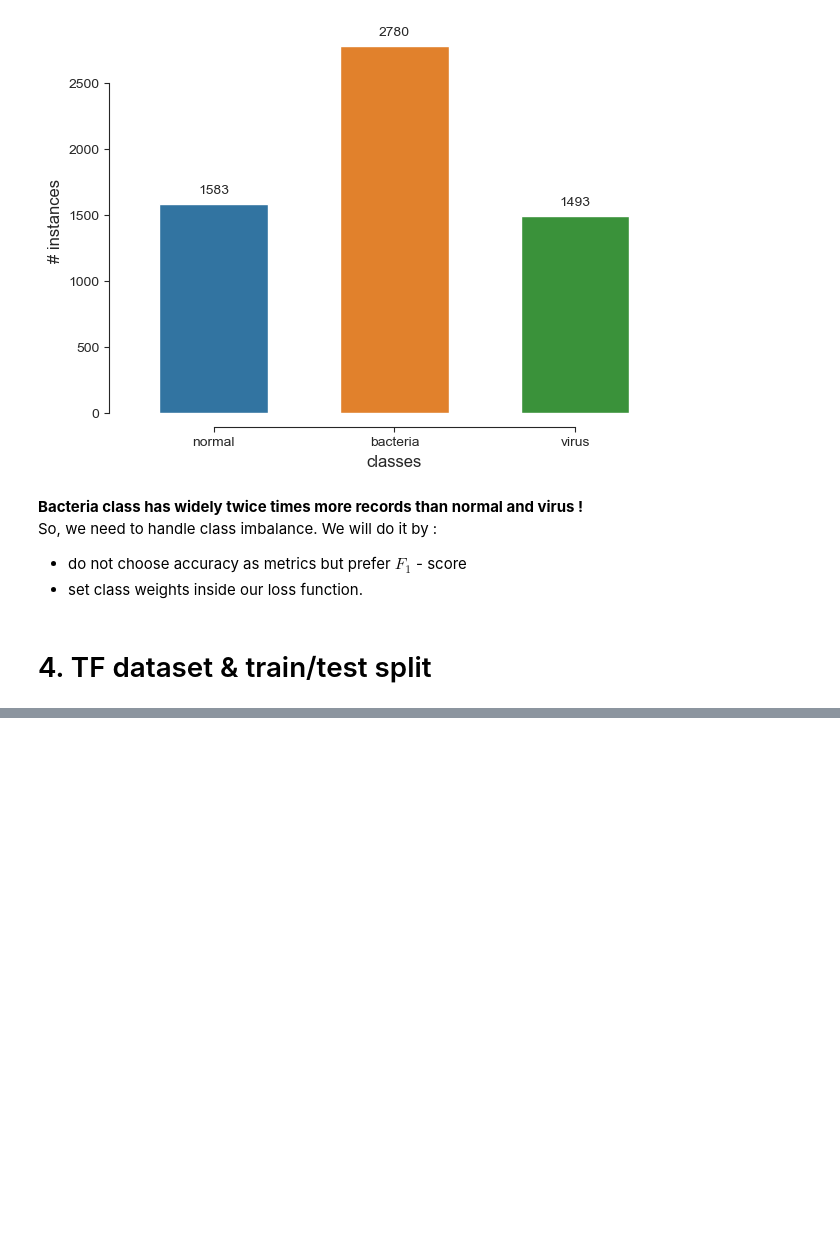
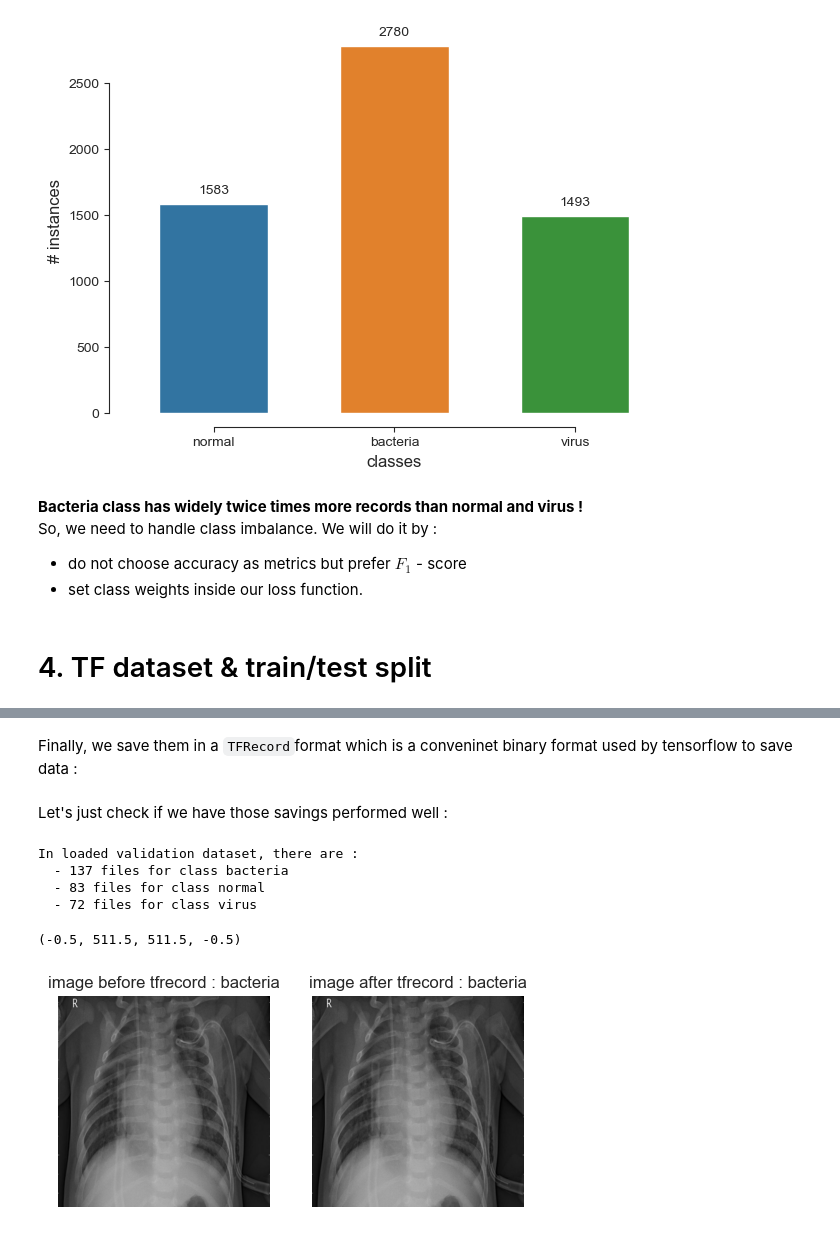
Before and after one commit to dailoht/Epitech_Zoidberg2.0, a Jupyter notebook: notebooks/data_processing/pab-analyze_full_db.ipynb, the cells around one changed output, grey strips where cells are left out. Drawn from its saved outputs; the diff is of its cells as text; code cells hidden in the pictures; blank space fills up the shorter version.

Commit message:
train test split and tfrecord

```diff
--- a/notebooks/data_processing/pab-analyze_full_db.ipynb
+++ b/notebooks/data_processing/pab-analyze_full_db.ipynb
@@ -208,0 +277,17 @@ So, we need to handle class imbalance. We will do it by :
+# %%
+val_size = int(num_test_img * val_split)
+
+full_test_ds.shuffle(buffer_size=num_train_img, seed=42)
+
+val_ds = full_test_ds.take(val_size)
+test_ds = full_test_ds.skip(val_size)
+
+val_img_by_classes = count_img_by_class(val_ds)
+test_img_by_classes = count_img_by_class(test_ds)
+
+print("In validation dataset, there are :")
+for class_name, num_img in val_img_by_classes.items():
+    print(f"  - {num_img} files for class {class_name}")
+print("\nIn test dataset, there are :")
+for class_name, num_img in test_img_by_classes.items():
+    print(f"  - {num_img} files for class {class_name}")
@@ -208,0 +304,39 @@ So, we need to handle class imbalance. We will do it by :
+# %% [markdown]
+Finally, we save them in a `TFRecord`format which is a conveninet binary format used by tensorflow to save data :
+# %%
+train_path = str(zoidbergManager.data_dir / 'processed' / f'train_{img_height}x{img_width}_{channels}_ds.tfrecord')
+val_path = str(zoidbergManager.data_dir / 'processed' / f'val_{img_height}x{img_width}_{channels}_ds.tfrecord')
+test_path = str(zoidbergManager.data_dir / 'processed' / f'test_{img_height}x{img_width}_{channels}_ds.tfrecord')
+
+save_image_dataset_to_tfrecord(train_ds, train_path)
+save_image_dataset_to_tfrecord(val_ds, val_path)
+save_image_dataset_to_tfrecord(test_ds, test_path)
+# %% [markdown]
+Let's just check if we have those savings performed well :
+# %%
+loaded_val_ds = load_image_dataset_from_tfrecord(val_path)
+
+print("In loaded validation dataset, there are :")
+for class_name, num_img in val_img_by_classes.items():
+    print(f"  - {num_img} files for class {class_name}")
+# %% [output]
+In loaded validation dataset, there are :
+  - 137 files for class bacteria
+  - 83 files for class normal
+  - 72 files for class virus
+# %%
+image_val_1, label_val_1 = next(val_ds.take(1).as_numpy_iterator())
+image_load_val_1, label_load_val_1 = next(loaded_val_ds.take(1).as_numpy_iterator())
+
+plt.figure(figsize=(6,10))
+plt.subplot(121)
+plt.imshow(image_val_1.astype('int64'))
+plt.title(f'image before tfrecord : {train_ds.class_names[np.nonzero(label_val_1)[0][0]]}')
+plt.axis("off")
+plt.subplot(122)
+plt.imshow(image_load_val_1)
+plt.title(f'image after tfrecord : {train_ds.class_names[np.nonzero(label_load_val_1)[0][0]]}')
+plt.axis("off")
+# %% [output]
+(-0.5, 511.5, 511.5, -0.5)
+[figure, added]
```
Also changed, not shown: parts of 10 cells of this notebook, 3 other files.
